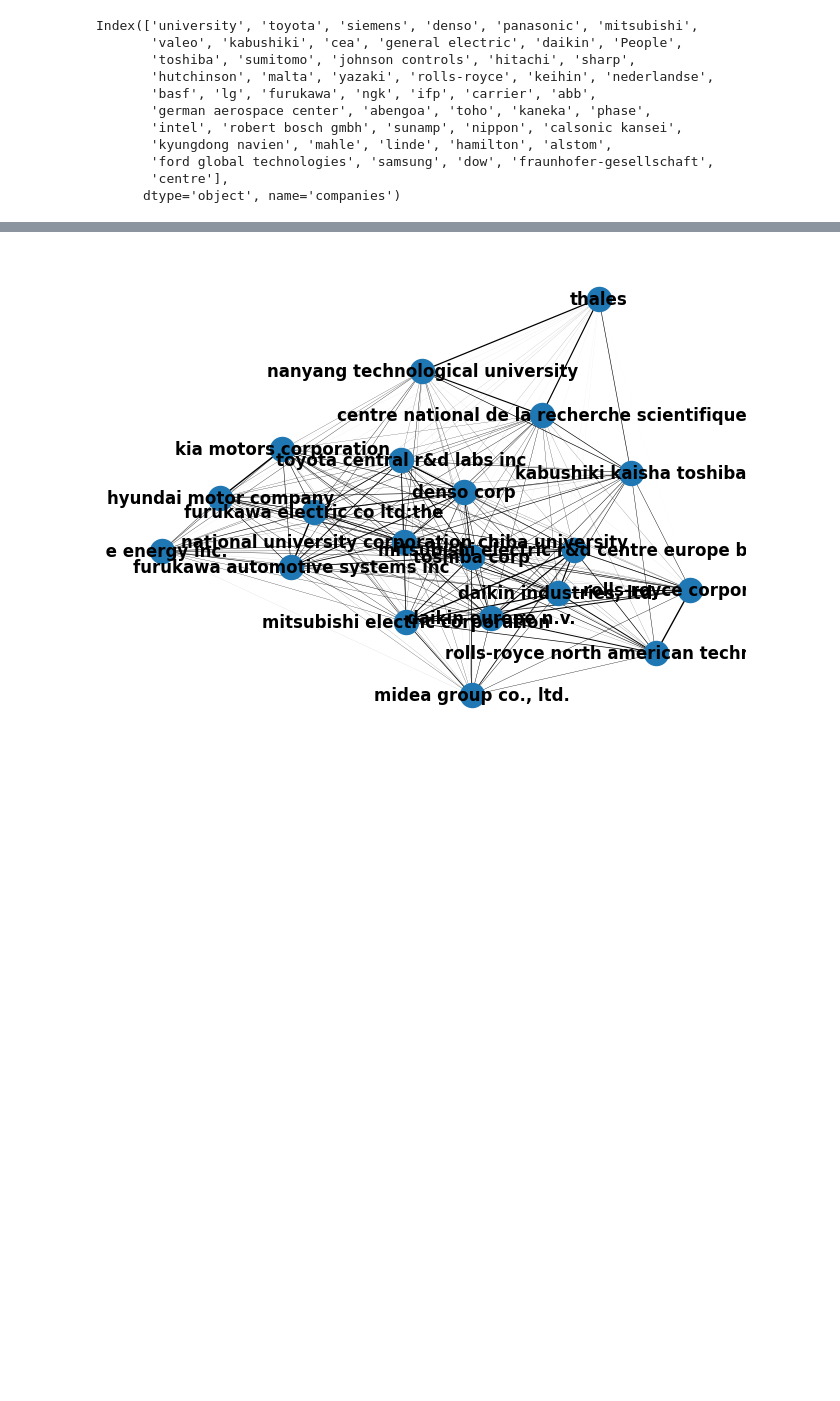
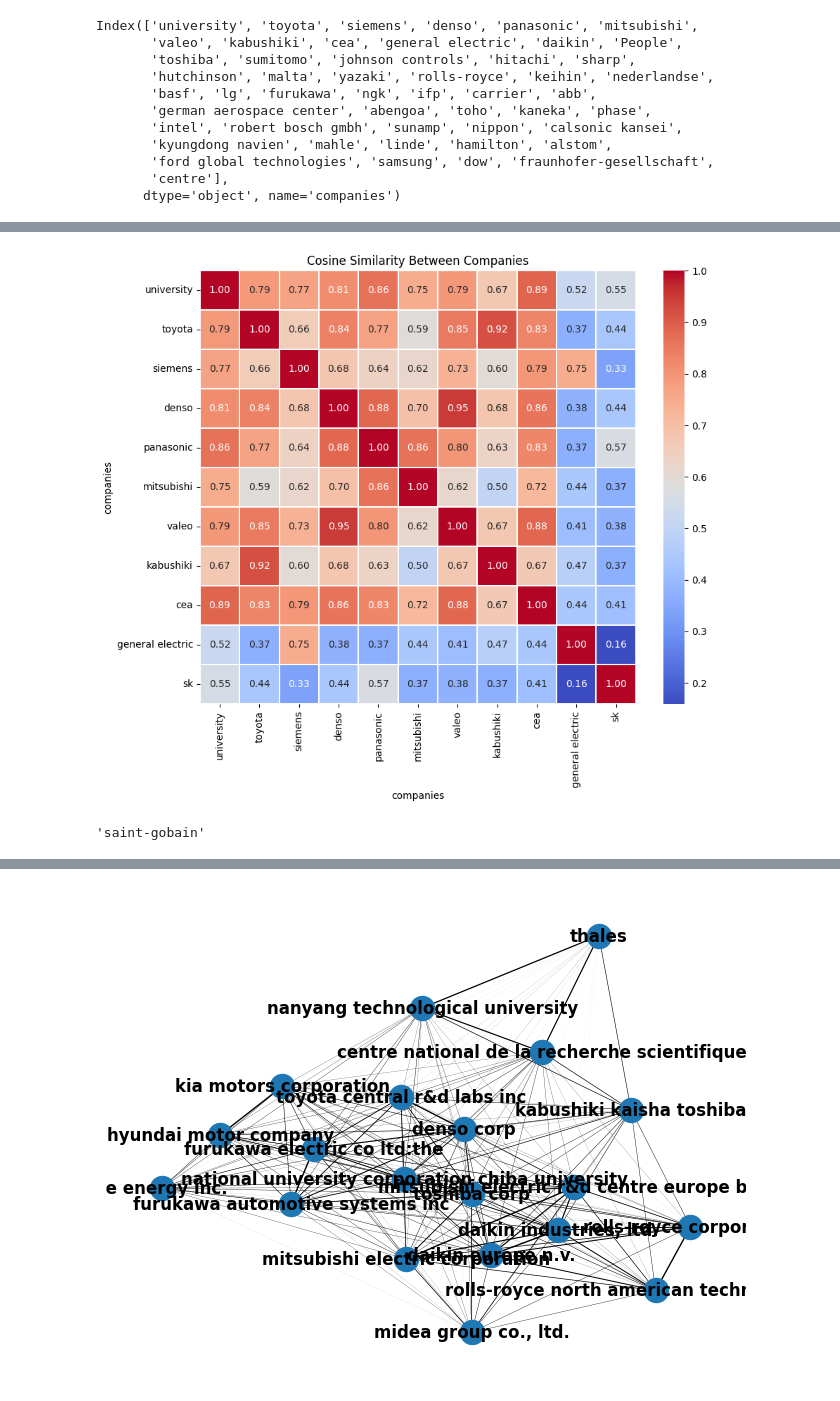
Before and after one commit to kangsunwoo827/tech_pred, a Jupyter notebook: tes_data.ipynb, the cells around one changed output, grey strips where cells are left out. Cells and saved outputs as stored; diff of their text form; code cells hidden in the pictures; blank space fills up the shorter version.

```diff
--- a/tes_data.ipynb
+++ b/tes_data.ipynb
@@ -181,3 +209,2 @@ connected_df=connected_df.explode('companies_lst')
 # %%
-for i in df_expanded['companies'].value_counts().index:
-    print(i)
+top10_connected_company = df_expanded['companies'].value_counts()[:10].index
@@ -280,0 +354,25 @@ top20_company = df_explode['companies_lst'].value_counts()[:20].index
+# %%
+top10_sk_vector_table = vector_table.loc[list(top10_connected_company)+['sk']]
+top10_sk_similarity_matrix = cosine_similarity(top10_sk_vector_table)
+
+# 결과 데이터프레임 생성
+top10_sk_similarity_df = pd.DataFrame(top10_sk_similarity_matrix, index=top10_sk_vector_table.index, columns=top10_sk_vector_table.index)
+
+# 결과 출력
+
+top10_sk_similarity_df
+
+import seaborn as sns
+import matplotlib.pyplot as plt
+
+# 히트맵 시각화
+plt.figure(figsize=(10, 8))
+sns.heatmap(top10_sk_similarity_df, annot=True, cmap='coolwarm', fmt=".2f", linewidths=.1)
+plt.title('Cosine Similarity Between Companies')
+plt.show()
+# %% [output]
+[figure, added]
+# %%
+vector_table.loc[over10_company].index[np.argmax(vector_table.loc[over10_company].loc[:,'F28D'])]
+# %% [output]
+'saint-gobain'
```
Also changed, not shown: parts of 46 cells of this notebook, 1 other file.
